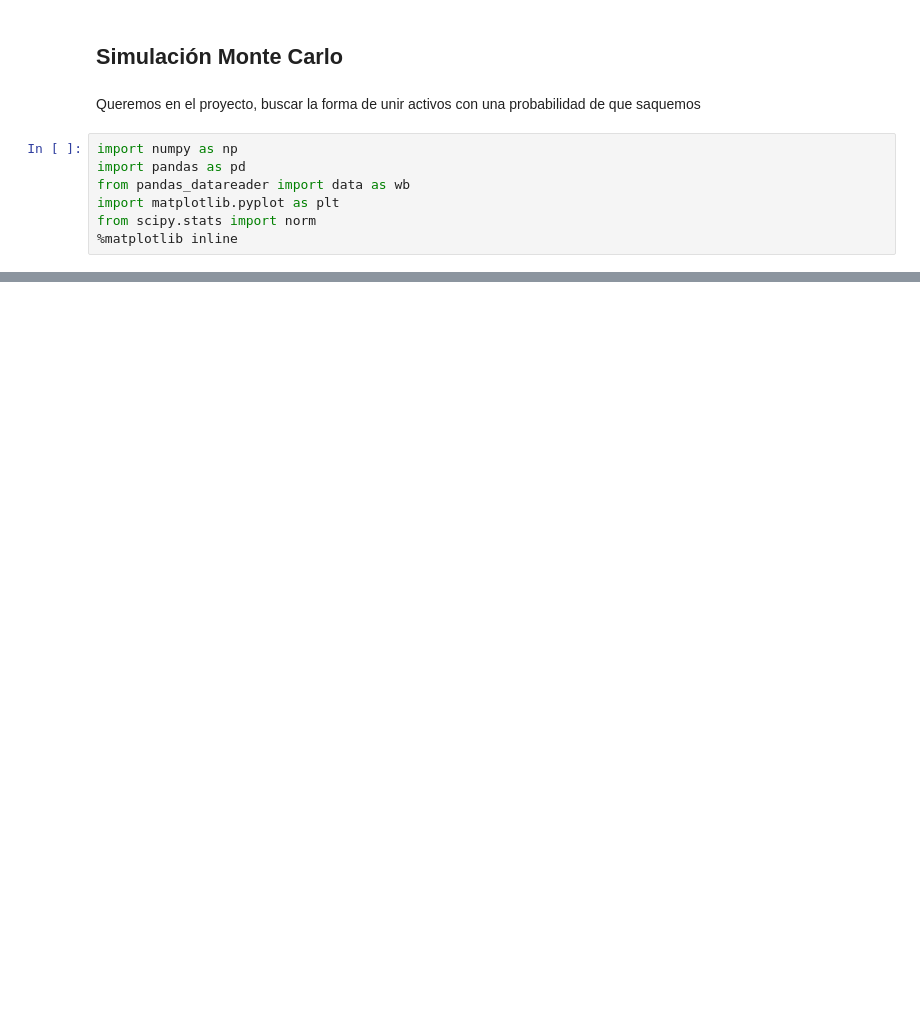
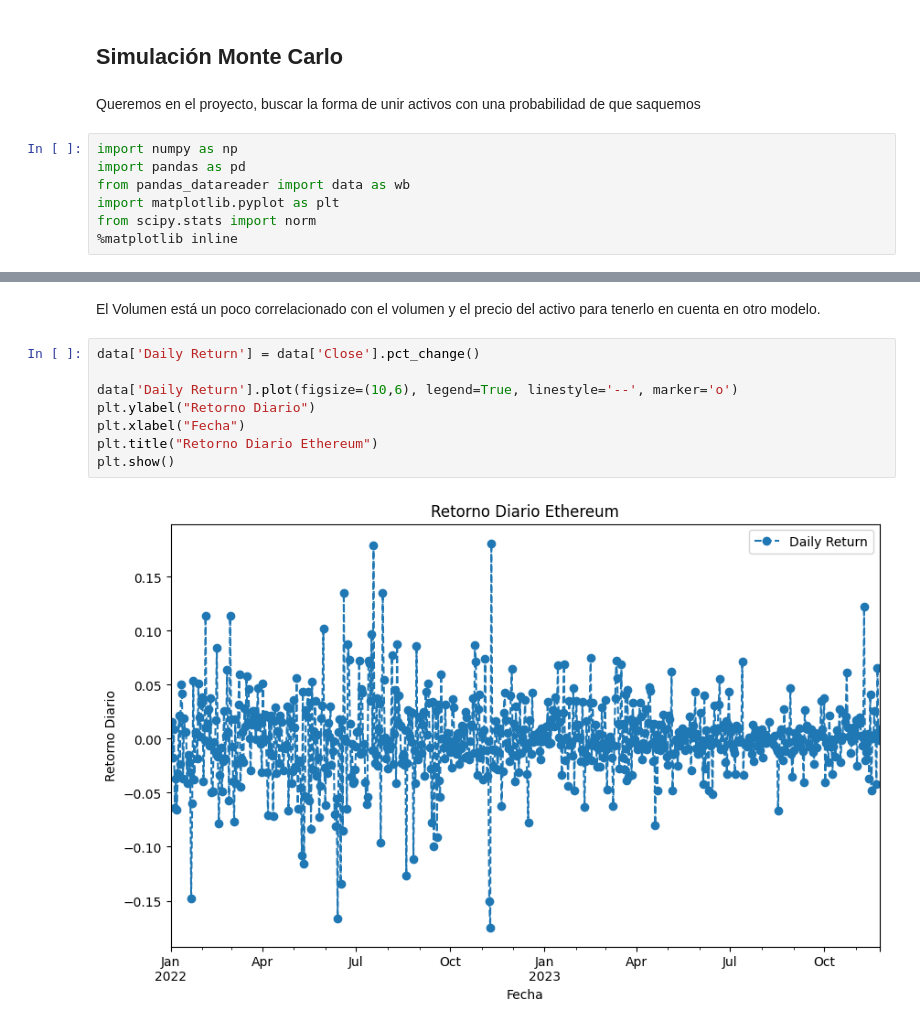
Before and after one commit to davidsmoreno/Analytics, a Jupyter notebook: Modelaje y Mejora De Procesos/Modulo Simulacion/Proyecto/Proyecto_Simulacion_MonteCarlo.ipynb, the cells around one changed output, grey strips where cells are left out. Cells and saved outputs as stored; diff of their text form; blank space fills up the shorter version.

```diff
--- a/Modelaje y Mejora De Procesos/Modulo Simulacion/Proyecto/Proyecto_Simulacion_MonteCarlo.ipynb
+++ b/Modelaje y Mejora De Procesos/Modulo Simulacion/Proyecto/Proyecto_Simulacion_MonteCarlo.ipynb
@@ -209,0 +110,12 @@ plt.show()
+# %% [markdown]
+El Volumen está un poco correlacionado con el volumen y el precio del activo para tenerlo en cuenta en otro modelo.
+# %%
+data['Daily Return'] = data['Close'].pct_change()
+
+data['Daily Return'].plot(figsize=(10,6), legend=True, linestyle='--', marker='o')
+plt.ylabel("Retorno Diario")
+plt.xlabel("Fecha")
+plt.title("Retorno Diario Ethereum")
+plt.show()
+# %% [output]
+[figure, added]
```
Also changed, not shown: parts of 50 cells of this notebook, 6 other files.
